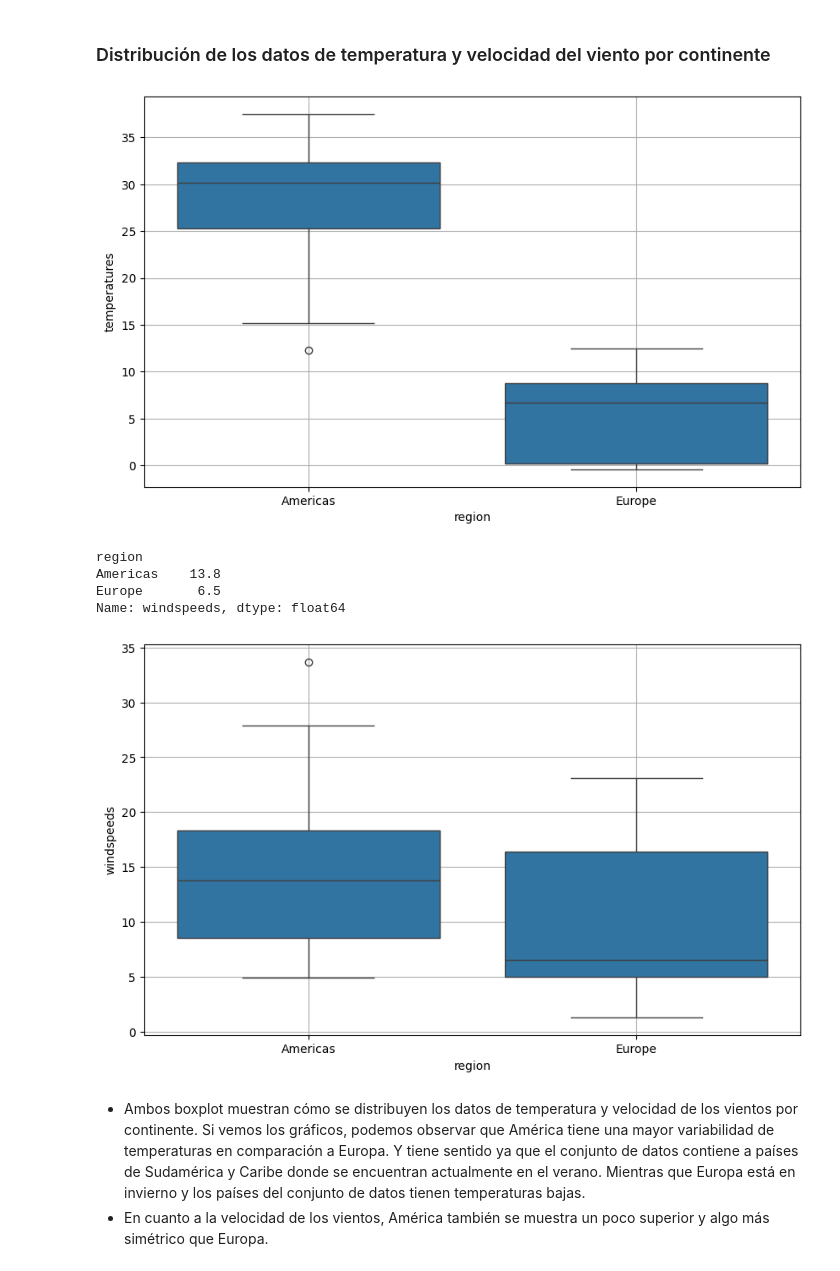
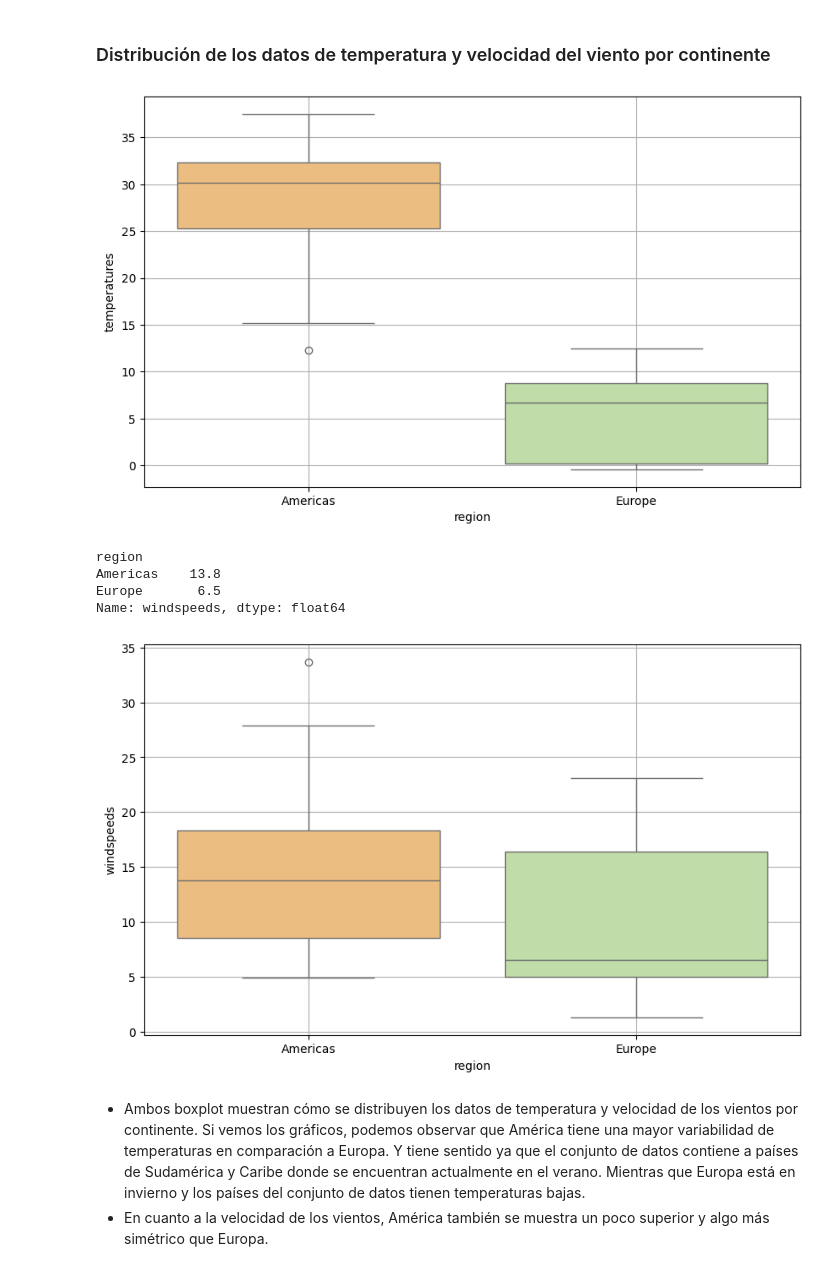
Before and after one commit to stefifm/discys_python_notebooks, a Jupyter notebook: notebook_3.ipynb, the cells around one changed output. Cells and saved outputs as stored; diff of their text form; code cells hidden in the pictures.

```diff
--- a/notebook_3.ipynb
+++ b/notebook_3.ipynb
@@ -313,13 +313,14 @@ import seaborn as sns
 # %% [markdown]
 ### Distribución de los datos de temperatura y velocidad del viento por continente
 # %%
+
 # Gráfico de boxplot de temperaturas por continente
 plt.figure(figsize=(10,6))
-sns.boxplot(data=df_countries, x='region', y='temperatures')
+sns.boxplot(data=df_countries, x='region', y='temperatures', hue='region', palette="Spectral")
 plt.grid()
 plt.show()
 # %% [output]
-[figure, old version]
+[figure, new version]
 # %%
 df_countries.groupby('region')['windspeeds'].median()
 # %% [output]
@@ -330,11 +331,11 @@ Name: windspeeds, dtype: float64
 # %%
 # Box plot de velocidades de viento por continente
 plt.figure(figsize=(10,6))
-sns.boxplot(data=df_countries, x='region', y='windspeeds')
+sns.boxplot(data=df_countries, x='region', y='windspeeds', hue='region', palette="Spectral")
 plt.grid()
 plt.show()
 # %% [output]
-[figure, old version]
+[figure, new version]
 # %% [markdown]
 - Ambos boxplot muestran cómo se distribuyen los datos de temperatura y velocidad de los vientos por continente. Si vemos los gráficos, podemos observar que América tiene una mayor variabilidad de temperaturas en comparación a Europa. Y tiene sentido ya que el conjunto de datos contiene a países de Sudamérica y Caribe donde se encuentran actualmente en el verano. Mientras que Europa está en invierno y los países del conjunto de datos tienen temperaturas bajas.
 - En cuanto a la velocidad de los vientos, América también se muestra un poco superior y algo más simétrico que Europa.
```
Also changed, not shown: parts of 6 cells of this notebook.
